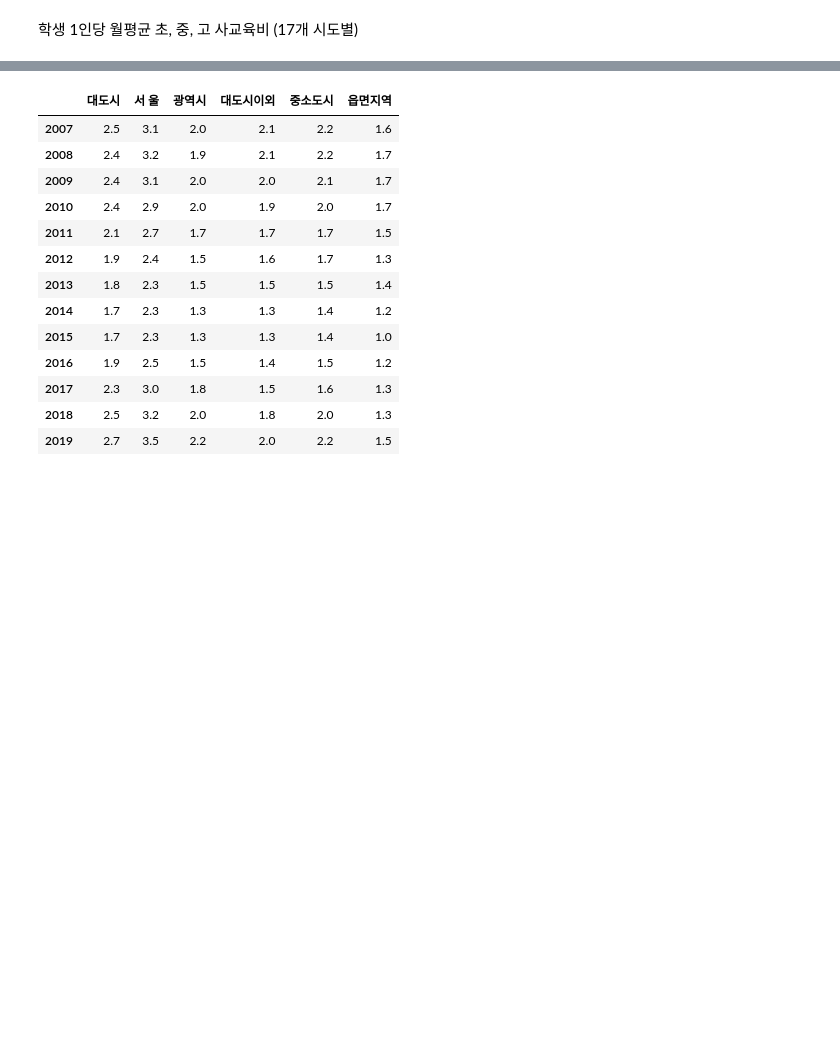
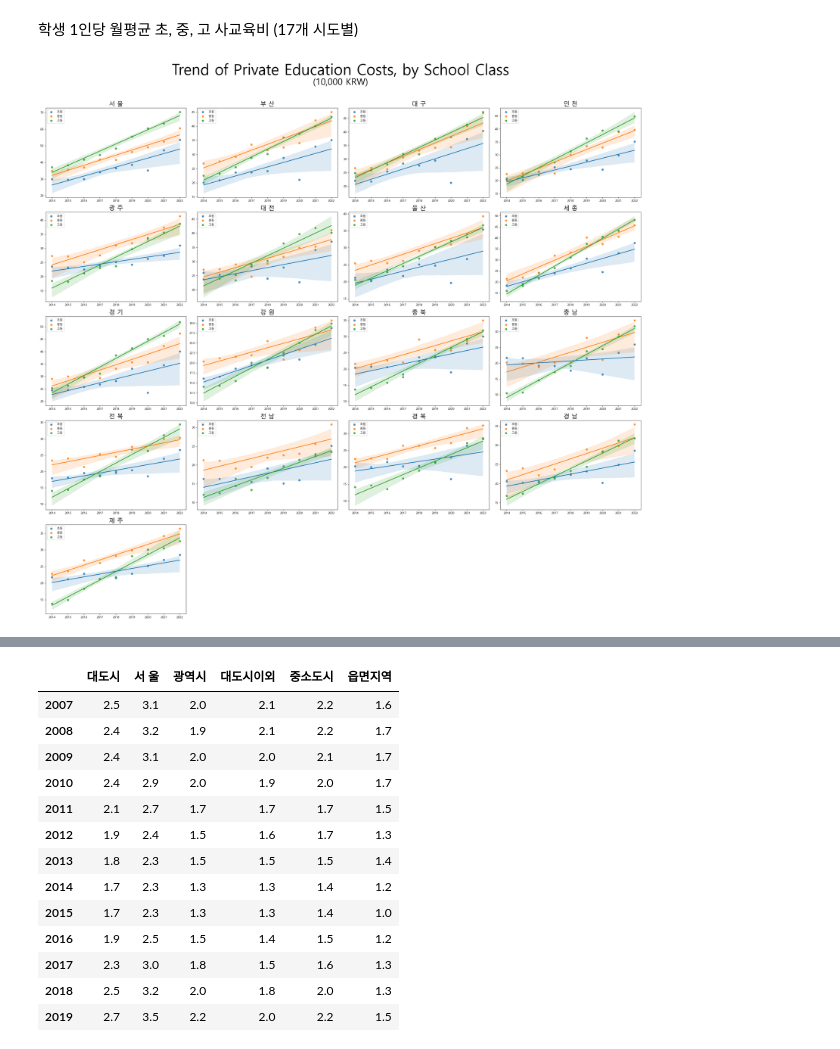
Before and after one commit to lhshs/Genia, a Jupyter notebook: mini_pjt/230809-11_hp_cometitor/main.ipynb, the cells around one changed output, grey strips where cells are left out. Saved outputs shown, nothing was run; the diff lists cells and outputs as text; code cells hidden in the pictures; blank space fills up the shorter version.

```diff
--- a/mini_pjt/230809-11_hp_cometitor/main.ipynb
+++ b/mini_pjt/230809-11_hp_cometitor/main.ipynb
@@ -277,3 +378,19 @@ for col in how:
 # Regplot
 # %% [markdown]
 학생 1인당 월평균 초, 중, 고 사교육비 (17개 시도별)
+# %%
+fig = plt.figure(figsize=(28,25))
+for i, j in zip(range(len(in_e.columns)), in_e.columns):
+    plt.subplot(5, 4, i+1)
+    sns.regplot(x=in_e.index , y=in_e[j], label='초등')
+    sns.regplot(x=in_m.index , y=in_m[j], label='중등')
+    sns.regplot(x=in_h.index , y=in_h[j], label='고등')
+    plt.ylabel('')
+    plt.legend(loc='upper left')
+    plt.title(j, fontsize=20)
+fig.suptitle("Trend of Private Education Costs, by School Class", fontsize=50, position=(0.5, 1.03))
+fig.text(0.5, 0.99, "(10,000 KRW)", horizontalalignment="center", fontsize=30)
+fig.tight_layout()
+plt.show()
+# %% [output]
+[figure, added]
```
Also changed, not shown: parts of 19 cells of this notebook, 10 other files.
